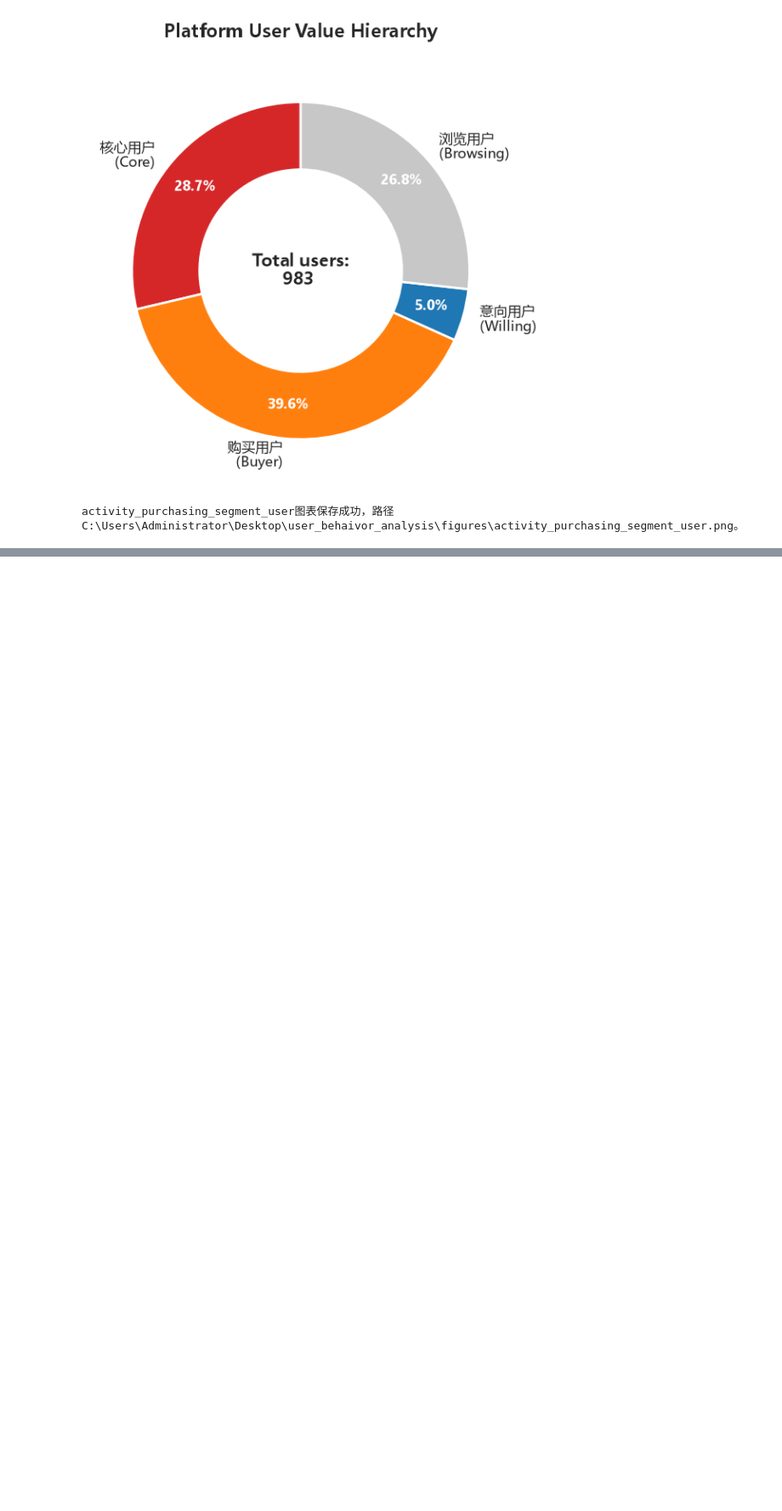
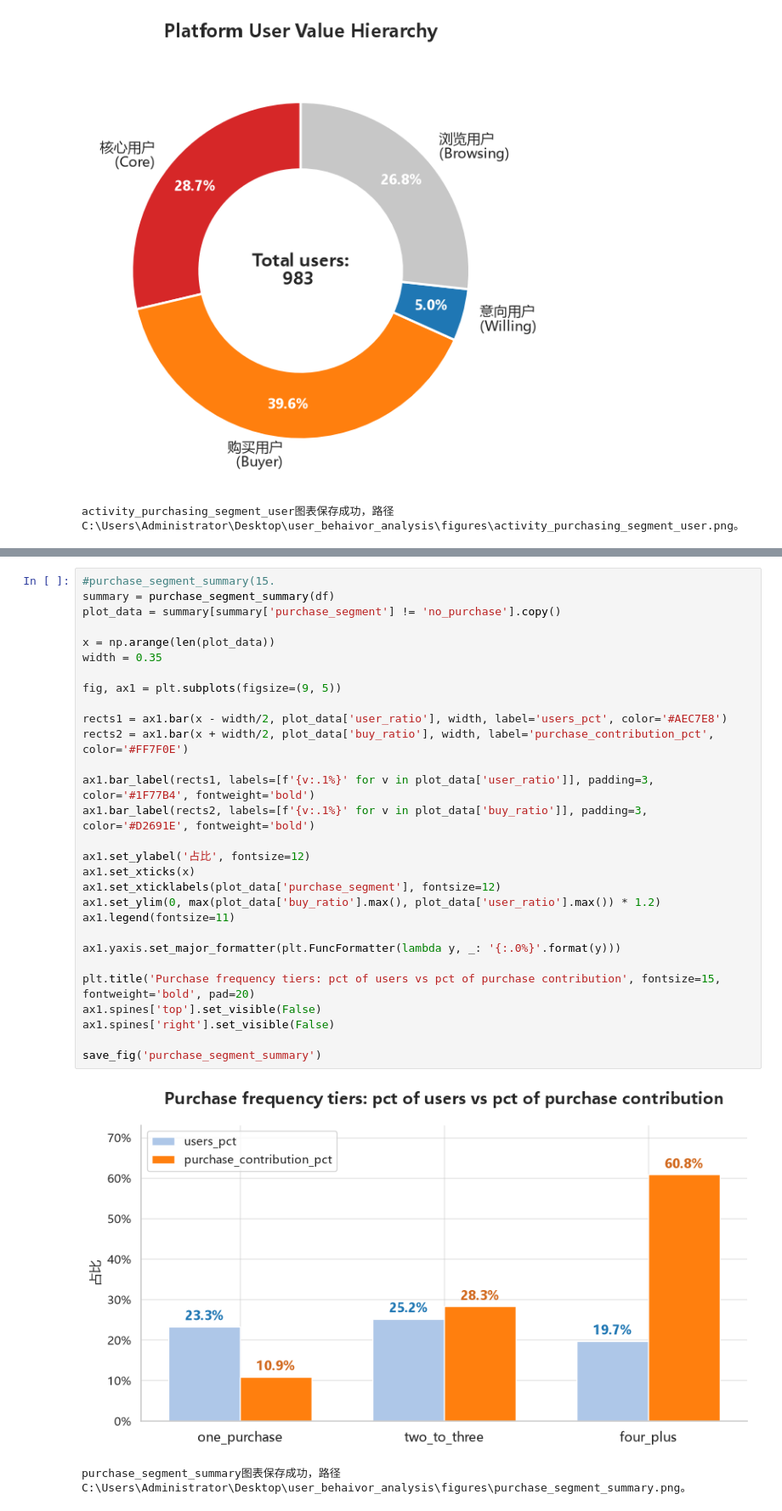
Before and after one commit to Olinovia/taobao_user_behavior_analysis, a Jupyter notebook: notebook/visual_chart.ipynb, the cells around one changed output, grey strips where cells are left out. Shown at 85% size. Drawn from its saved outputs; the diff is of its cells as text; blank space fills up the shorter version.

```diff
--- a/notebook/visual_chart.ipynb
+++ b/notebook/visual_chart.ipynb
@@ -647,0 +701,32 @@ activity_purchasing_segment_user图表保存成功，路径C:\Users\Administrato
+# %%
+#purchase_segment_summary(15.
+summary = purchase_segment_summary(df)
+plot_data = summary[summary['purchase_segment'] != 'no_purchase'].copy()
+
+x = np.arange(len(plot_data))
+width = 0.35
+
+fig, ax1 = plt.subplots(figsize=(9, 5))
+
+rects1 = ax1.bar(x - width/2, plot_data['user_ratio'], width, label='users_pct', color='#AEC7E8')
+rects2 = ax1.bar(x + width/2, plot_data['buy_ratio'], width, label='purchase_contribution_pct', color='#FF7F0E')
+
+ax1.bar_label(rects1, labels=[f'{v:.1%}' for v in plot_data['user_ratio']], padding=3, color='#1F77B4', fontweight='bold')
+ax1.bar_label(rects2, labels=[f'{v:.1%}' for v in plot_data['buy_ratio']], padding=3, color='#D2691E', fontweight='bold')
+
+ax1.set_ylabel('占比', fontsize=12)
+ax1.set_xticks(x)
+ax1.set_xticklabels(plot_data['purchase_segment'], fontsize=12)
+ax1.set_ylim(0, max(plot_data['buy_ratio'].max(), plot_data['user_ratio'].max()) * 1.2)
+ax1.legend(fontsize=11)
+
+ax1.yaxis.set_major_formatter(plt.FuncFormatter(lambda y, _: '{:.0%}'.format(y)))
+
+plt.title('Purchase frequency tiers: pct of users vs pct of purchase contribution', fontsize=15, fontweight='bold', pad=20)
+ax1.spines['top'].set_visible(False)
+ax1.spines['right'].set_visible(False)
+
+save_fig('purchase_segment_summary')
+# %% [output]
+[figure, added]
+purchase_segment_summary图表保存成功，路径C:\Users\Administrator\Desktop\user_behaivor_analysis\figures\purchase_segment_summary.png。
```
Also changed, not shown: parts of 5 cells of this notebook, 4 other files.
